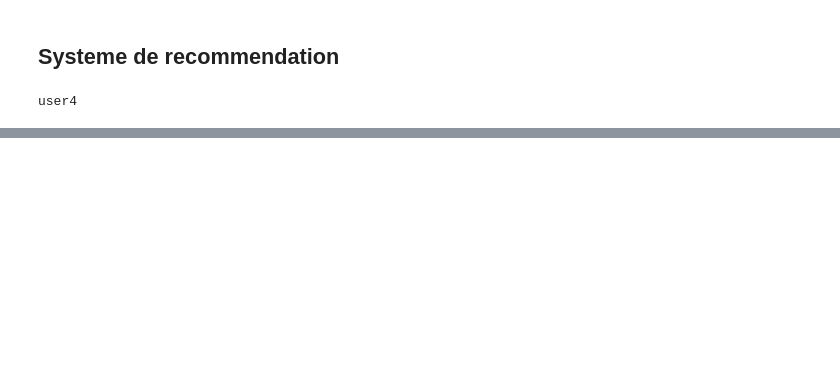
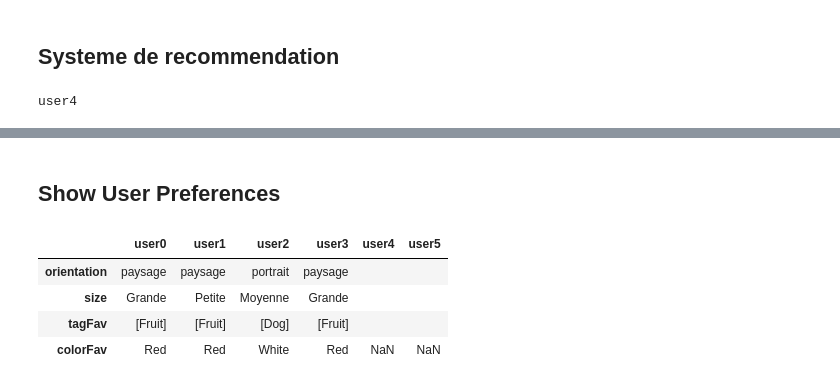
Before and after one commit to GabinJOBERTROLLIN/RecommenderSystem_DataMining, a Jupyter notebook: proj.ipynb, the cells around one changed output, grey strips where cells are left out. Saved outputs shown, nothing was run; the diff lists cells and outputs as text; code cells hidden in the pictures; blank space fills up the shorter version.

```diff
--- a/proj.ipynb
+++ b/proj.ipynb
@@ -343,0 +404,18 @@ jsonMetaDF
+# %% [markdown]
+## Show User Preferences
+# %%
+def printUserPref(user = None):
+    if user == None:
+        userDF = pd.read_json("jsonUser.json")
+    else :
+        userDF = pd.read_json("jsonUser.json")
+        userDF = userDF[user]
+    return userDF["orientation":"colorFav"]
+
+printUserPref() # Show all user preferences
+# %% [output]
+|  | user0 | user1 | user2 | user3 | user4 | user5 |
+| orientation | paysage | paysage | portrait | paysage |  |  |
+| size | Grande | Petite | Moyenne | Grande |  |  |
+| tagFav | [Fruit] | [Fruit] | [Dog] | [Fruit] |  |  |
+| colorFav | Red | Red | White | Red | NaN | NaN |
```
Also changed, not shown: parts of 4 cells of this notebook.
